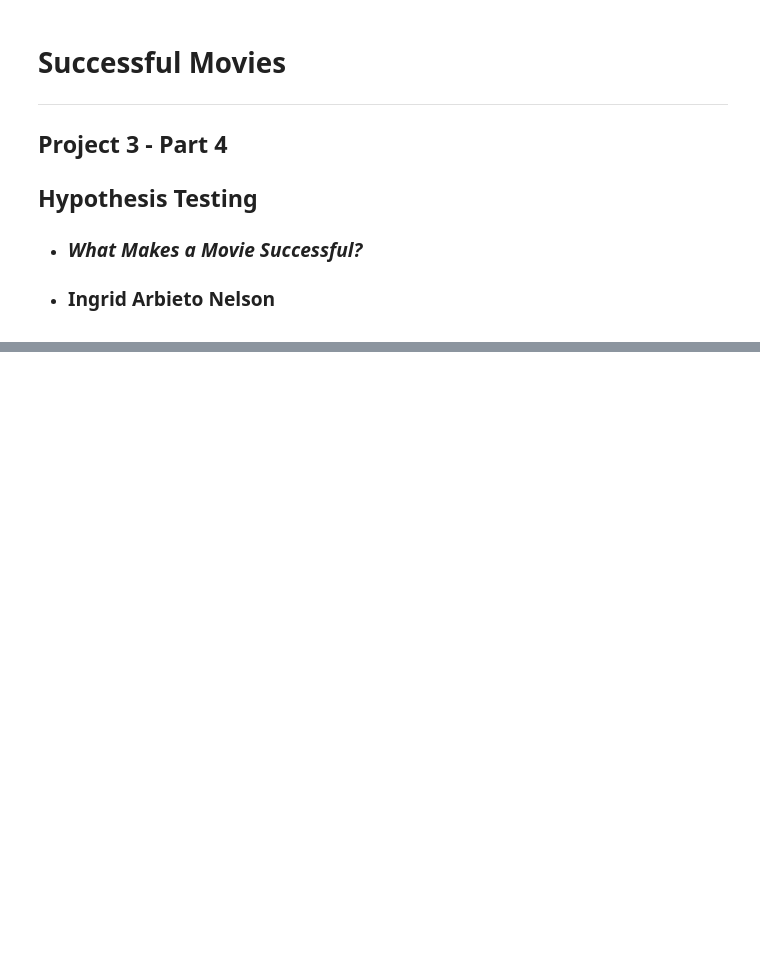
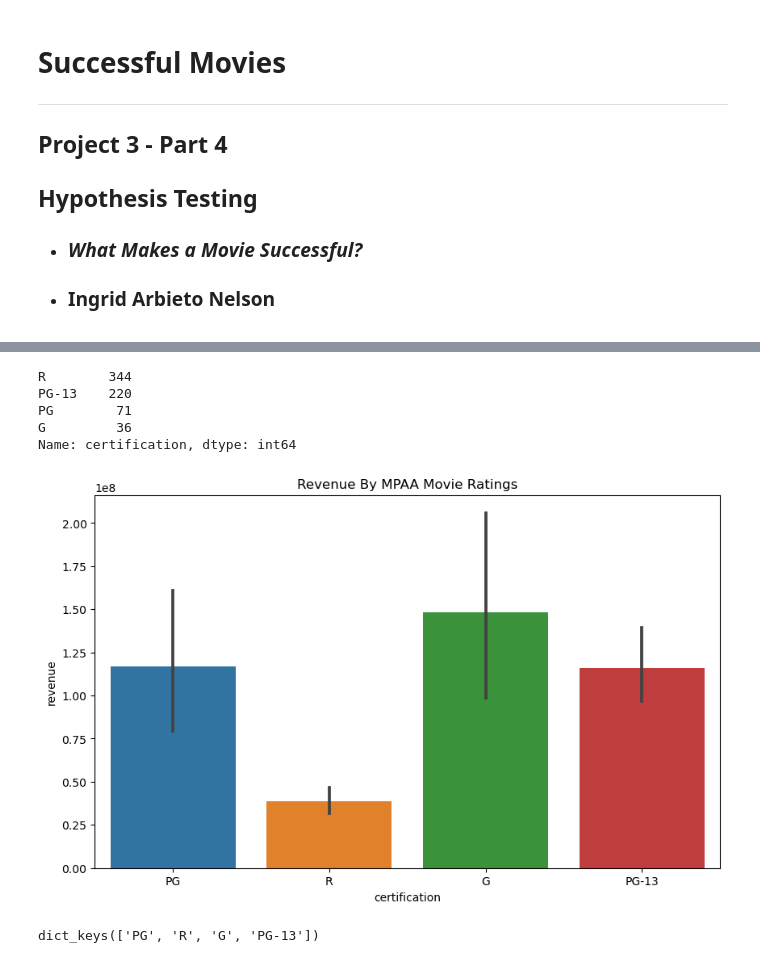
Before and after one commit to iarbietonilsson/Movie-Success, a Jupyter notebook: Successful Movies Project 3 Part 4 Hypothesis Testing.ipynb, the cells around one changed output, grey strips where cells are left out. Drawn from its saved outputs; the diff is of its cells as text; code cells hidden in the pictures; blank space fills up the shorter version.

Commit message:
update ratings

```diff
--- a/Successful Movies Project 3 Part 4 Hypothesis Testing.ipynb
+++ b/Successful Movies Project 3 Part 4 Hypothesis Testing.ipynb
@@ -74,0 +120,5 @@ Please submit the link to your GitHub repository for this assignment.
+# %%
+# Show first five rows of table
+q = '''SELECT tmdb.imdb_id, tmdb.certification, tmdb.revenue, tmdb.budget
+FROM tmdb_data tmdb'''
+pd.read_sql(q, engine)
@@ -74,0 +139,3 @@ Please submit the link to your GitHub repository for this assignment.
+# %%
+df = pd.read_sql(text(q), engine)
+df
@@ -74,0 +180,2 @@ Please submit the link to your GitHub repository for this assignment.
+# %%
+df = df.dropna(subset='certification')
@@ -74,0 +227,2 @@ Please submit the link to your GitHub repository for this assignment.
+# %%
+df = df.drop(df[df['certification'] == 'NR'].index)
@@ -74,0 +266,27 @@ Please submit the link to your GitHub repository for this assignment.
+# %%
+df['certification'].value_counts()
+# %% [output]
+R        344
+PG-13    220
+PG        71
+G         36
+Name: certification, dtype: int64
+# %%
+fig,ax = plt.subplots(figsize=(10,6))
+sns.barplot(data=df, x='certification',y='revenue');
+ax.set_title("Revenue By MPAA Movie Ratings");
+# %% [output]
+[figure, added]
+# %%
+## Create groups dictionary. There are 4 groups.
+groups = {}
+## Loop through all unique categories
+for i in df['certification'].unique():
+    ## Get series for group and rename
+    data = df.loc[df['certification']==i,'revenue'].copy()
+
+    # save into the dictionary
+    groups[i] = data
+groups.keys()
+# %% [output]
+dict_keys(['PG', 'R', 'G', 'PG-13'])
```
Also changed, not shown: parts of 43 cells of this notebook.
